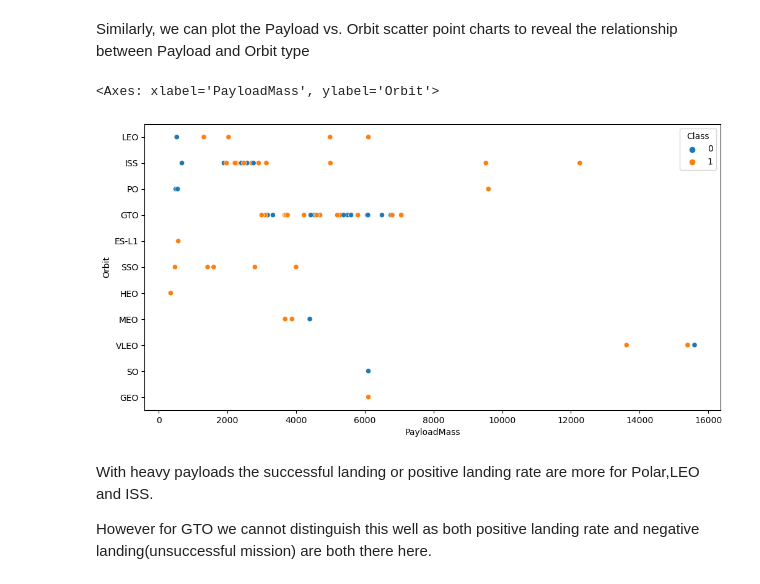
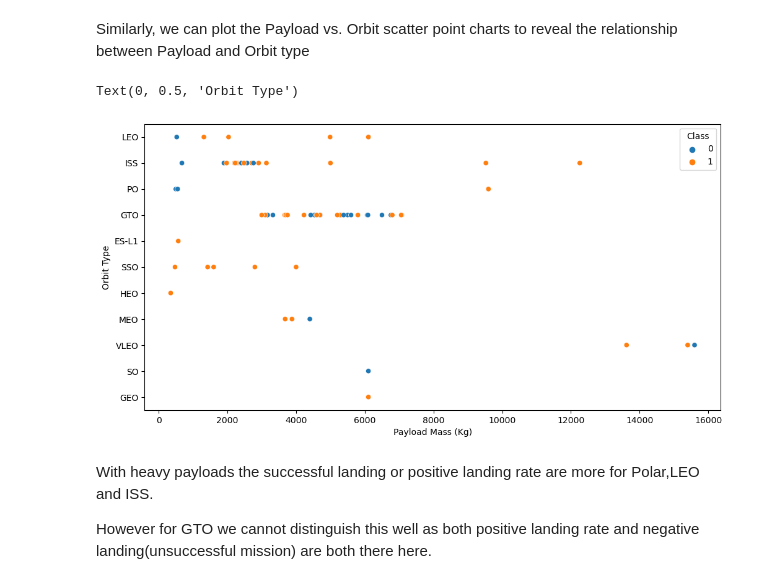
Before and after one commit to coecassio/SpaceXFalcon9LandingPrediction, a Jupyter notebook: Applied Data Science Capstone/2. Exploratory Data Analysis (EDA)/jupyter-labs-eda-dataviz.ipynb, the cells around one changed output. Cells and saved outputs as stored; diff of their text form; code cells hidden in the pictures.

```diff
--- a/Applied Data Science Capstone/2. Exploratory Data Analysis (EDA)/jupyter-labs-eda-dataviz.ipynb
+++ b/Applied Data Science Capstone/2. Exploratory Data Analysis (EDA)/jupyter-labs-eda-dataviz.ipynb
@@ -168,10 +172,12 @@ Similarly, we can plot the Payload vs. Orbit scatter point charts to reveal the
 # %%
 # Plot a scatter point chart with x axis to be Payload and y axis to be the Orbit, and hue to be the class value
 plt.figure(figsize=(12,6))
 sns.scatterplot(data=df,x='PayloadMass',y='Orbit',hue='Class')
+plt.xlabel("Payload Mass (Kg)")
+plt.ylabel("Orbit Type")
 # %% [output]
-<Axes: xlabel='PayloadMass', ylabel='Orbit'>
+Text(0, 0.5, 'Orbit Type')
-[figure, old version]
+[figure, new version]
 # %% [markdown]
 With heavy payloads the successful landing or positive landing rate are more for Polar,LEO and ISS.
 
```
Also changed, not shown: parts of 5 cells of this notebook, 1 other file.
